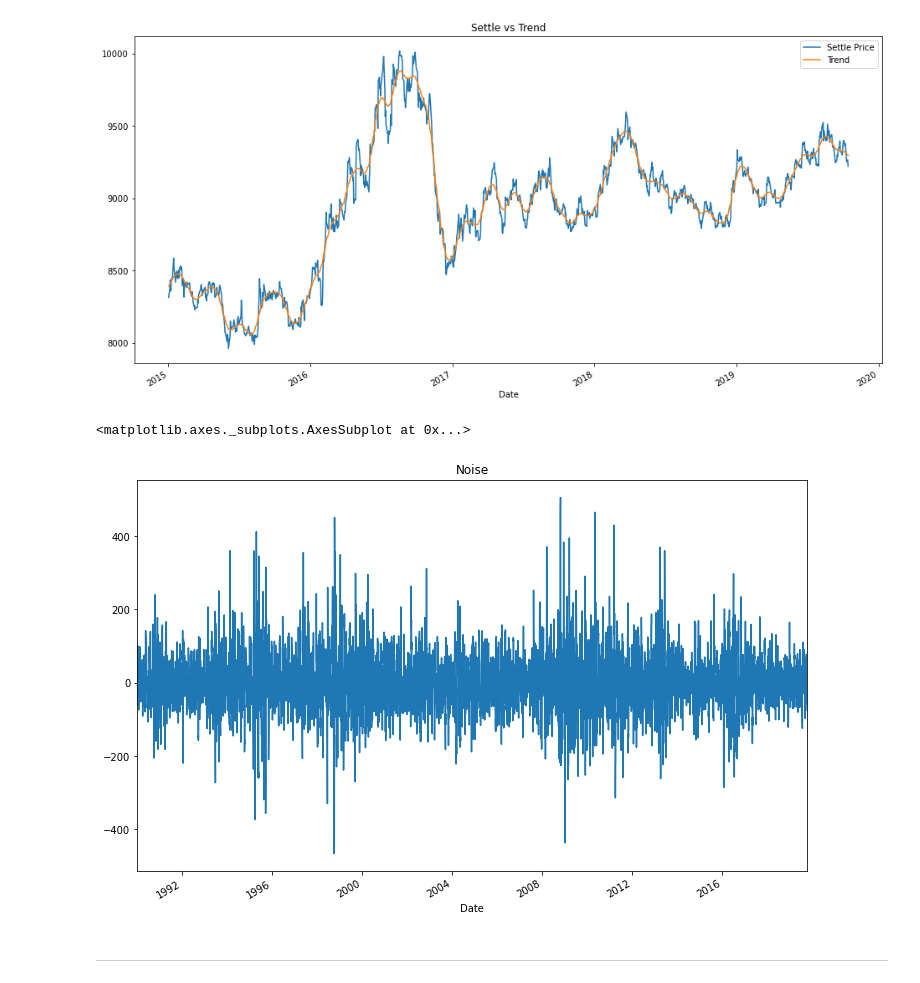
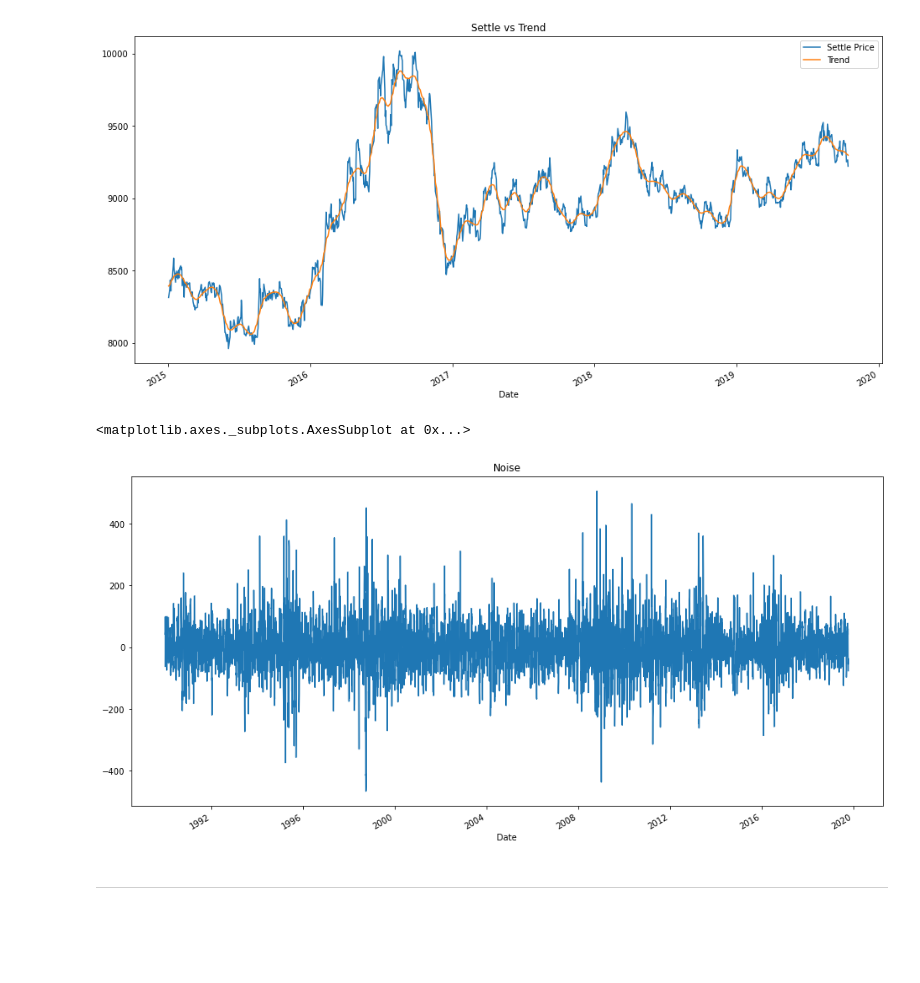
Before and after one commit to markmurdock11/time_series_analysis, a Jupyter notebook: code/time_series_analysis.ipynb, the cells around one changed output. Drawn from its saved outputs; the diff is of its cells as text; code cells hidden in the pictures; blank space fills up the shorter version.

```diff
--- a/code/time_series_analysis.ipynb
+++ b/code/time_series_analysis.ipynb
@@ -88,9 +88,12 @@ present_to_2015["trend"].plot(label="Trend", legend=True)
 # %%
 # Plot the Settle Noise
 # YOUR CODE HERE!
+
+noise = yen_futures_noise.plot(figsize=(16,8), title="Noise")
+noise
 # %% [output]
 <matplotlib.axes._subplots.AxesSubplot at 0x...>
-[figure, old version]
+[figure, new version]
 # %% [markdown]
 ---
 # %% [markdown]
```
Also changed, not shown: parts of 3 cells of this notebook.
